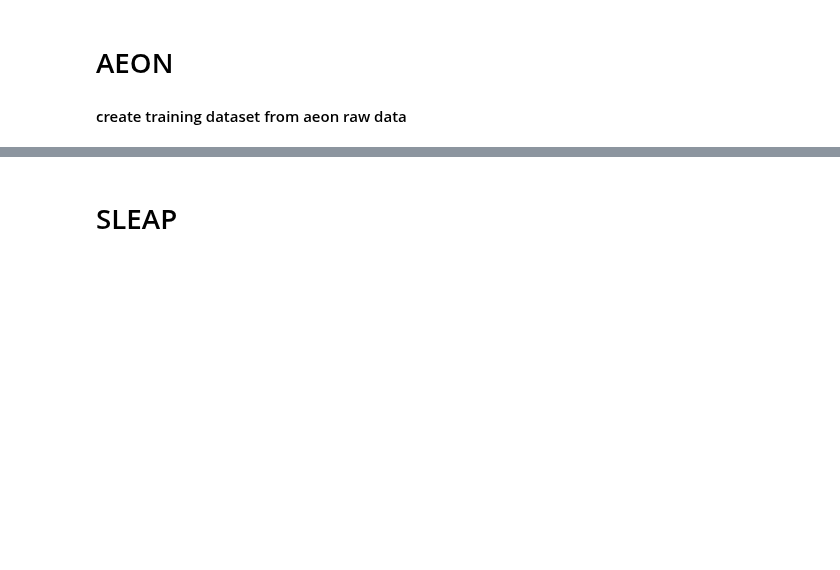
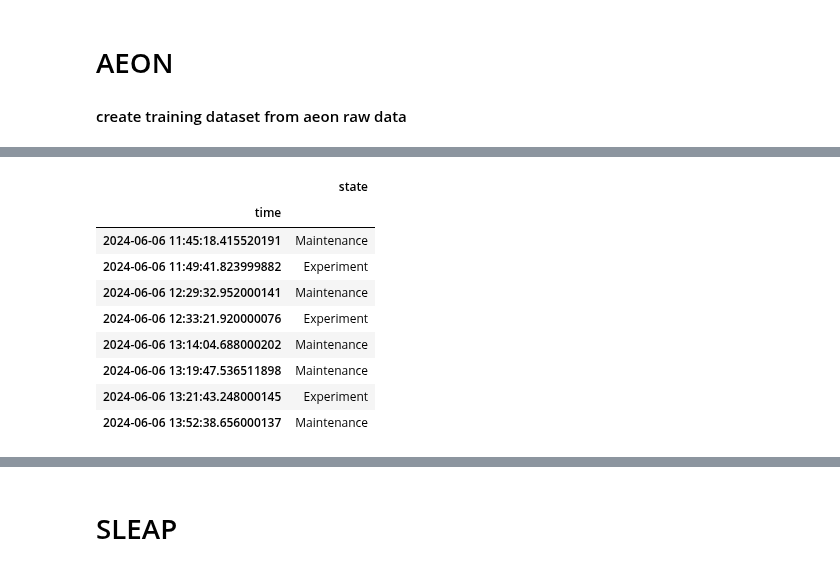
Before and after one commit to SainsburyWellcomeCentre/aeon_scratchpad, a Jupyter notebook: aeon_analysis/social/aeon_sleap.ipynb, the cells around one changed output, grey strips where cells are left out. Cells and saved outputs as stored; diff of their text form; code cells hidden in the pictures; blank space fills up the shorter version.

```diff
--- a/aeon_analysis/social/aeon_sleap.ipynb
+++ b/aeon_analysis/social/aeon_sleap.ipynb
@@ -693,10 +725,21 @@ aeon_api.load(
 # %%
 # load environment states
 aeon_api.load(
-    "/ceph/aeon/aeon/data/raw/AEON3/social0.2/",
+    root,
     social02.Environment.EnvironmentState,
     start=start,
     end=end,
 )
+# %% [output]
+|  | state |
+| time |  |
+| 2024-06-06 11:45:18.415520191 | Maintenance |
+| 2024-06-06 11:49:41.823999882 | Experiment |
+| 2024-06-06 12:29:32.952000141 | Maintenance |
+| 2024-06-06 12:33:21.920000076 | Experiment |
+| 2024-06-06 13:14:04.688000202 | Maintenance |
+| 2024-06-06 13:19:47.536511898 | Maintenance |
+| 2024-06-06 13:21:43.248000145 | Experiment |
+| 2024-06-06 13:52:38.656000137 | Maintenance |
 # %%
 # extract single + multi-animal frames
```
Also changed, not shown: parts of 30 cells of this notebook.
